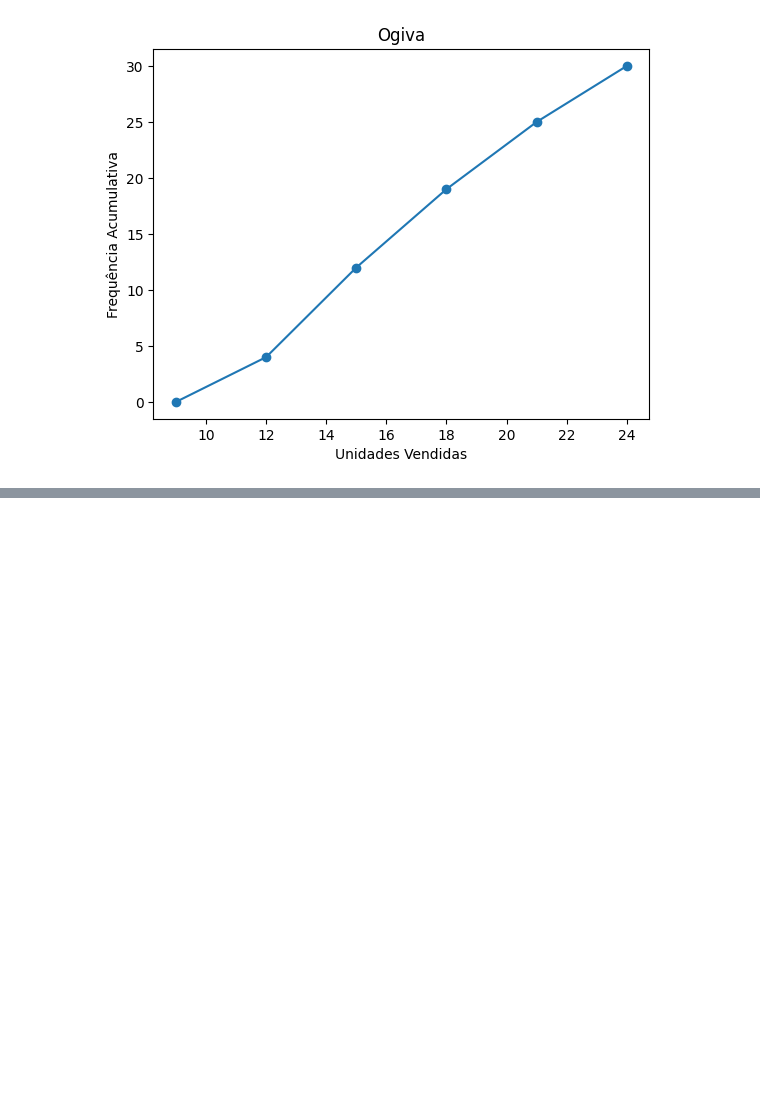
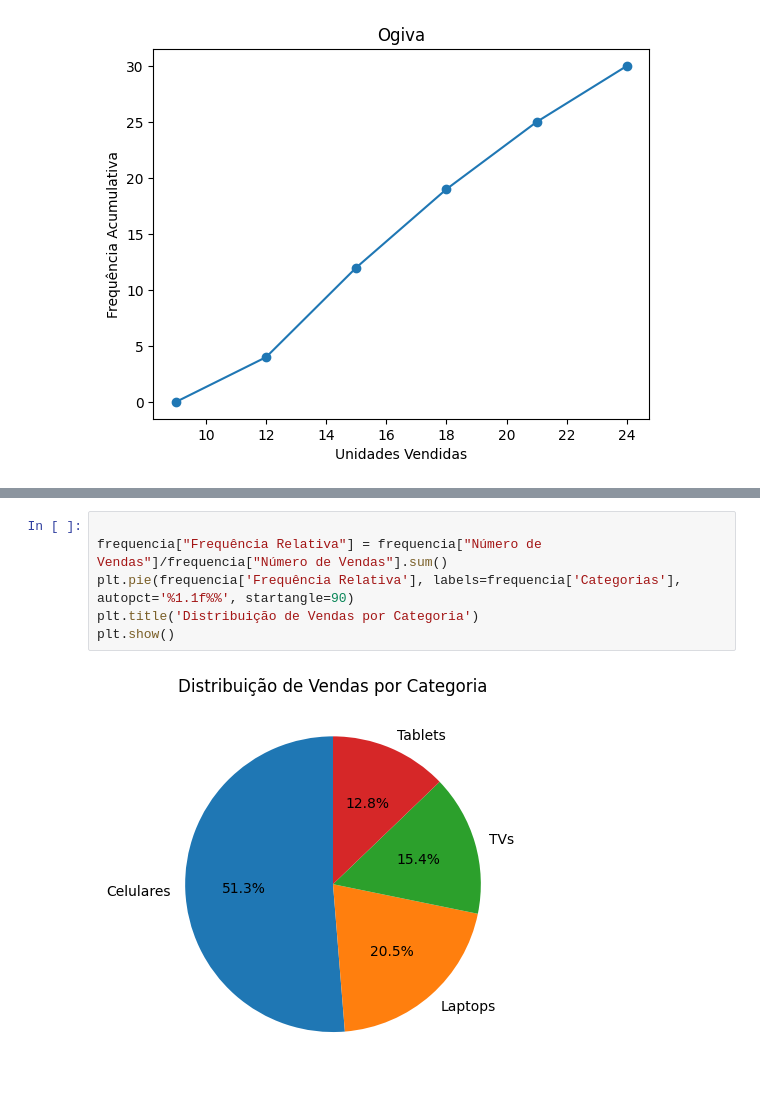
Before and after one commit to tokujiTO/estatistica, a Jupyter notebook: aula5/aula5.ipynb, the cells around one changed output, grey strips where cells are left out. Drawn from its saved outputs; the diff is of its cells as text; blank space fills up the shorter version.

```diff
--- a/aula5/aula5.ipynb
+++ b/aula5/aula5.ipynb
@@ -144,0 +192,8 @@ plt.show()
+# %%
+
+frequencia["Frequência Relativa"] = frequencia["Número de Vendas"]/frequencia["Número de Vendas"].sum()
+plt.pie(frequencia['Frequência Relativa'], labels=frequencia['Categorias'], autopct='%1.1f%%', startangle=90)
+plt.title('Distribuição de Vendas por Categoria')
+plt.show()
+# %% [output]
+[figure, added]
```
Also changed, not shown: parts of 13 cells of this notebook, 5 other files.
